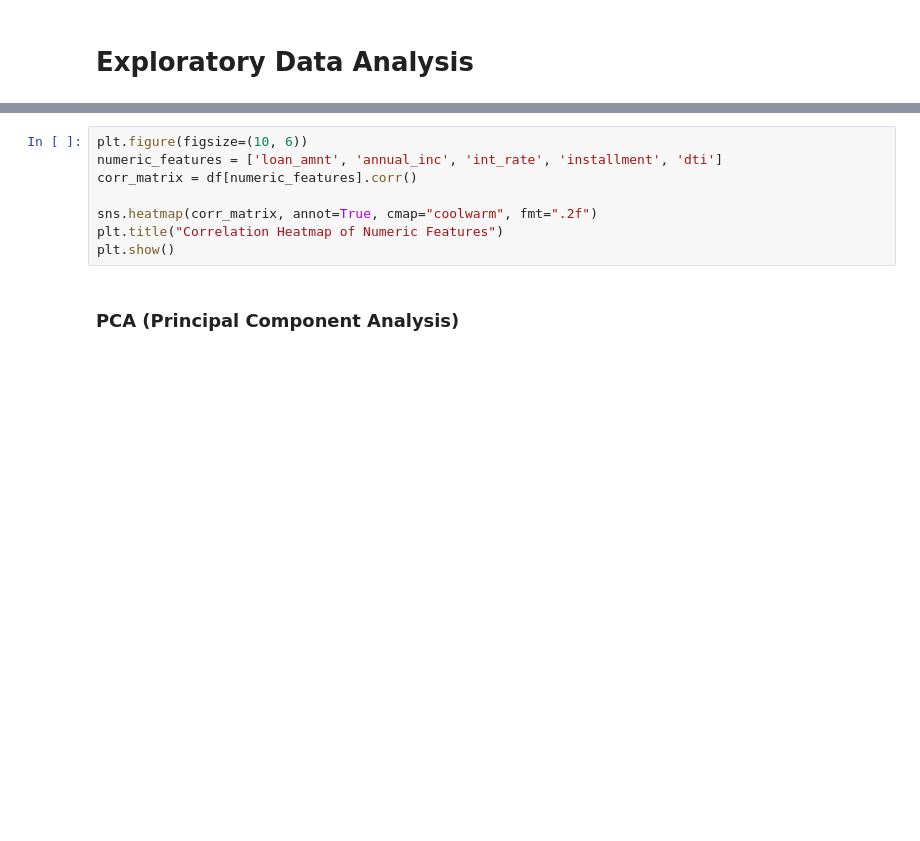
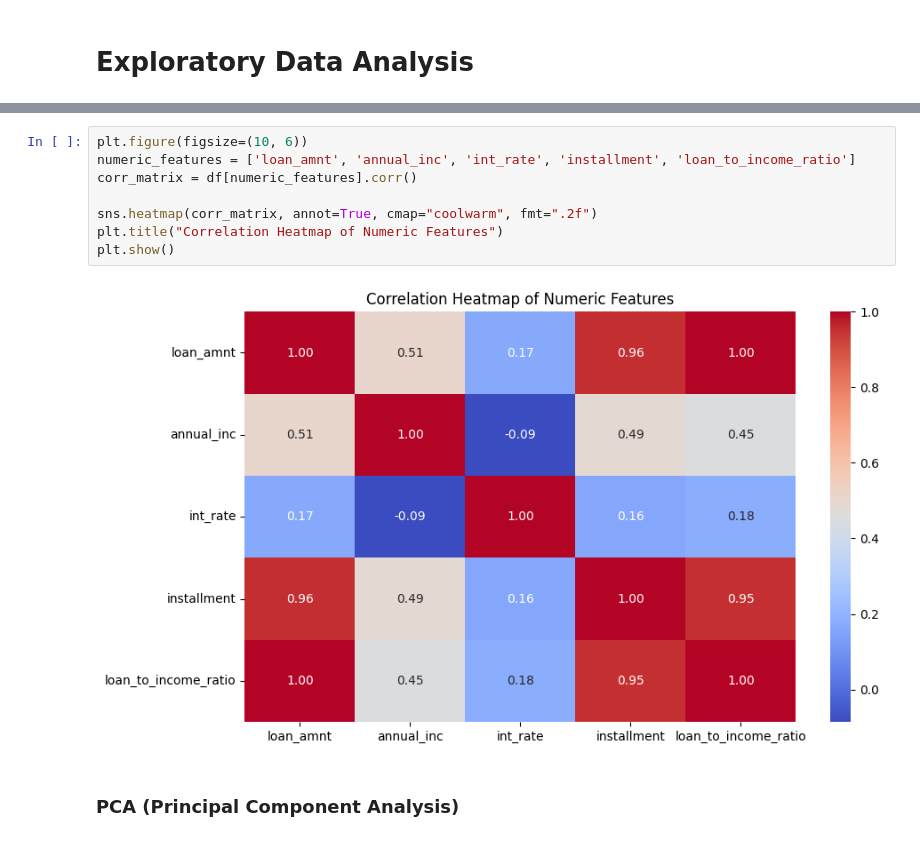
Before and after one commit to Sudais-shah/AI-Driven-Loan-Default-Prediction, a Jupyter notebook: Loan Default Predictor.ipynb, the cells around one changed output, grey strips where cells are left out. Cells and saved outputs as stored; diff of their text form; blank space fills up the shorter version.

```diff
--- a/Loan Default Predictor.ipynb
+++ b/Loan Default Predictor.ipynb
@@ -262,11 +440,13 @@ plt.show()
 # %%
 plt.figure(figsize=(10, 6))
-numeric_features = ['loan_amnt', 'annual_inc', 'int_rate', 'installment', 'dti']
+numeric_features = ['loan_amnt', 'annual_inc', 'int_rate', 'installment', 'loan_to_income_ratio']
 corr_matrix = df[numeric_features].corr()
 
 sns.heatmap(corr_matrix, annot=True, cmap="coolwarm", fmt=".2f")
 plt.title("Correlation Heatmap of Numeric Features")
 plt.show()
+# %% [output]
+[figure, added]
 # %% [markdown]
 ### PCA (Principal Component Analysis)
 # %%
```
Also changed, not shown: parts of 34 cells of this notebook.
